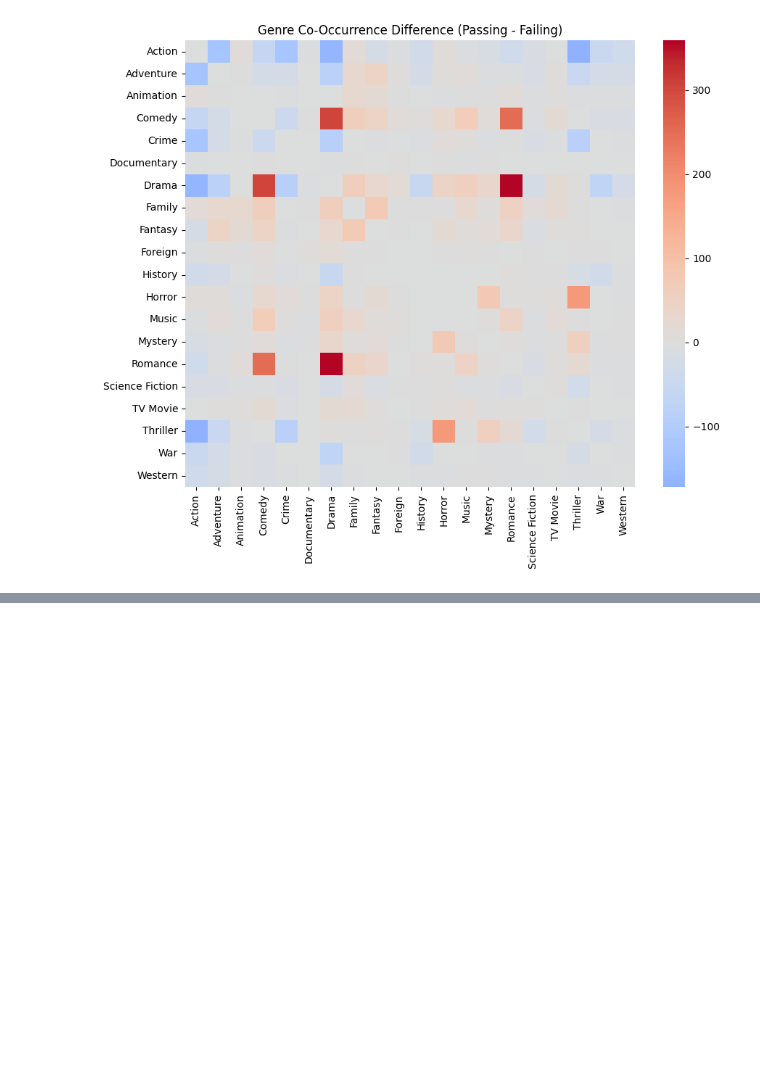
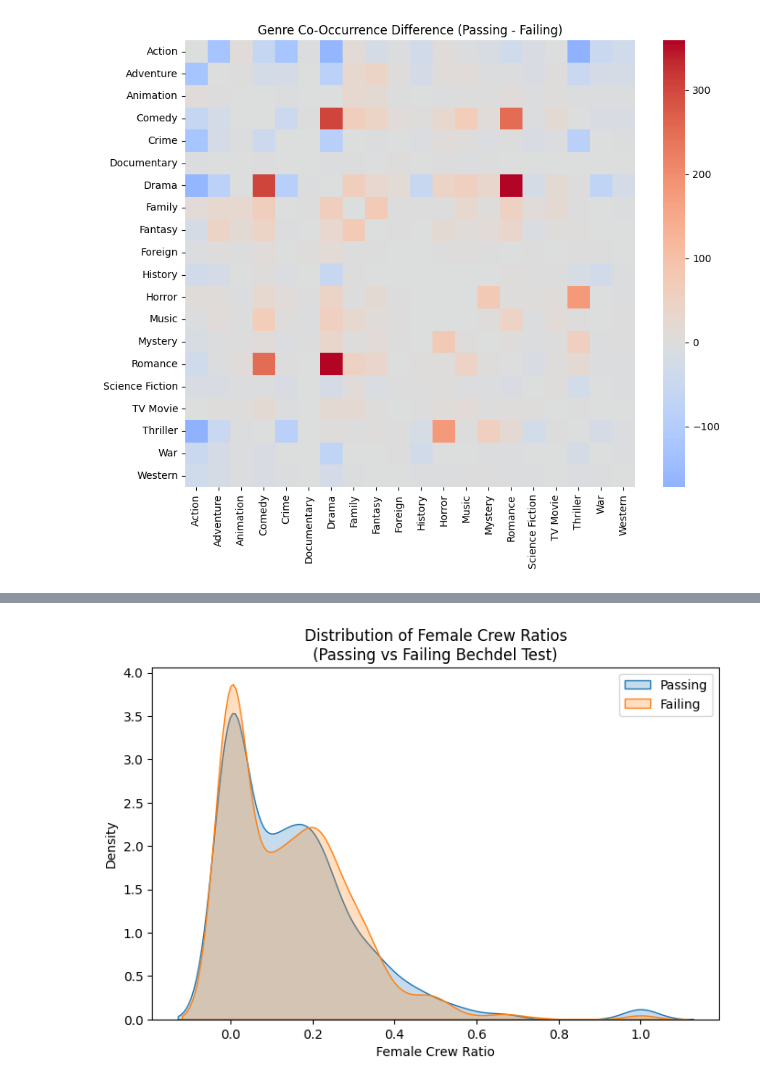
Before and after one commit to hahnspena102/movie-bechdel-test-classifier, a Jupyter notebook: eda/eda.ipynb, the cells around one changed output, grey strips where cells are left out. Saved outputs shown, nothing was run; the diff lists cells and outputs as text; code cells hidden in the pictures; blank space fills up the shorter version.

Commit message:
cast and crew eda

```diff
--- a/eda/eda.ipynb
+++ b/eda/eda.ipynb
@@ -188,0 +262,11 @@ plt.show()
+# %%
+plt.figure(figsize=(8,5))
+sns.kdeplot(passing["female_ratio"], label="Passing", fill=True)
+sns.kdeplot(failing["female_ratio"], label="Failing", fill=True)
+plt.title("Distribution of Female Crew Ratios\n(Passing vs Failing Bechdel Test)")
+plt.xlabel("Female Crew Ratio")
+plt.ylabel("Density")
+plt.legend()
+plt.show()
+# %% [output]
+[figure, added]
```
Also changed, not shown: parts of 5 cells of this notebook.
